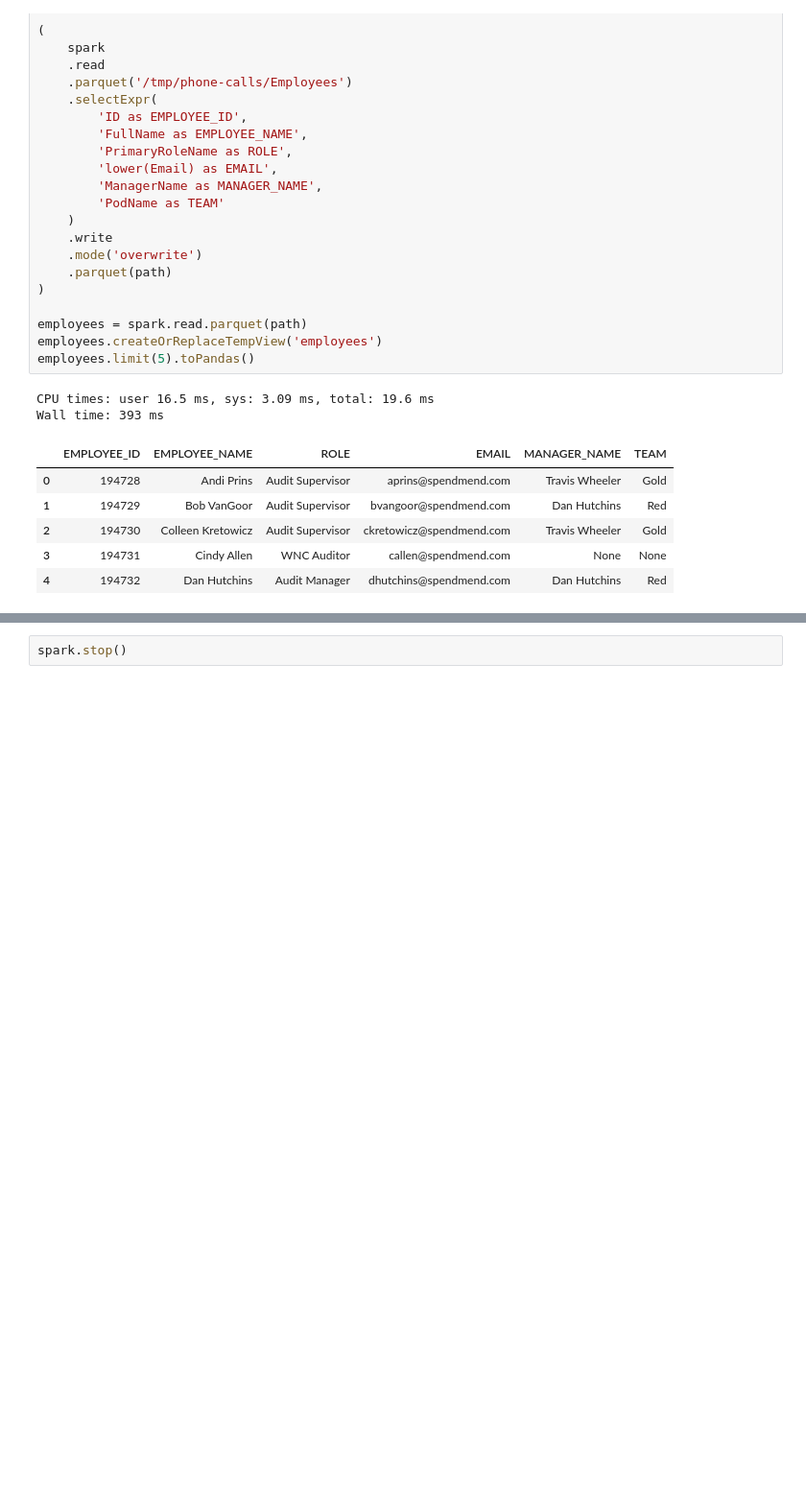
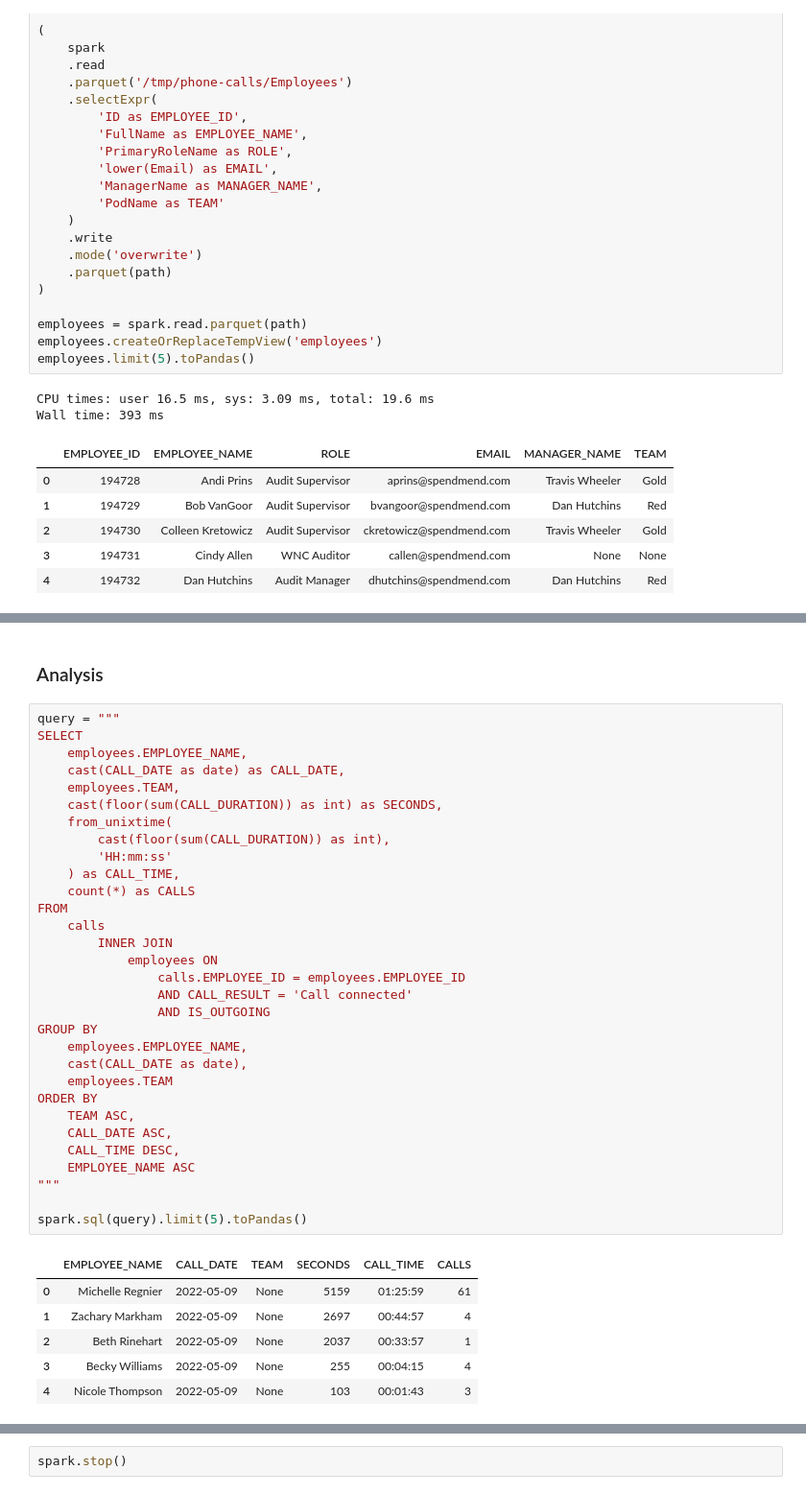
Before and after one commit to cpassorelli/call-reports, a Jupyter notebook: ipython/data-warehouse-integration.ipynb, the cells around one changed output, grey strips where cells are left out. Shown at 96% size. Drawn from its saved outputs; the diff is of its cells as text; blank space fills up the shorter version.

Commit message:
analysis

```diff
--- a/ipython/data-warehouse-integration.ipynb
+++ b/ipython/data-warehouse-integration.ipynb
@@ -334,0 +495,40 @@ spark.catalog.listTables()
+# %% [markdown]
+### Analysis
+# %%
+query = """
+SELECT
+    employees.EMPLOYEE_NAME,
+    cast(CALL_DATE as date) as CALL_DATE,
+    employees.TEAM,
+    cast(floor(sum(CALL_DURATION)) as int) as SECONDS,
+    from_unixtime(
+        cast(floor(sum(CALL_DURATION)) as int),
+        'HH:mm:ss'
+    ) as CALL_TIME,
+    count(*) as CALLS
+FROM
+    calls
+        INNER JOIN
+            employees ON
+                calls.EMPLOYEE_ID = employees.EMPLOYEE_ID
+                AND CALL_RESULT = 'Call connected'
+                AND IS_OUTGOING
+GROUP BY
+    employees.EMPLOYEE_NAME,
+    cast(CALL_DATE as date),
+    employees.TEAM
+ORDER BY
+    TEAM ASC,
+    CALL_DATE ASC,
+    CALL_TIME DESC,
+    EMPLOYEE_NAME ASC
+"""
+
+spark.sql(query).limit(5).toPandas()
+# %% [output]
+|  | EMPLOYEE_NAME | CALL_DATE | TEAM | SECONDS | CALL_TIME | CALLS |
+| 0 | Michelle Regnier | 2022-05-09 | None | 5159 | 01:25:59 | 61 |
+| 1 | Zachary Markham | 2022-05-09 | None | 2697 | 00:44:57 | 4 |
+| 2 | Beth Rinehart | 2022-05-09 | None | 2037 | 00:33:57 | 1 |
+| 3 | Becky Williams | 2022-05-09 | None | 255 | 00:04:15 | 4 |
+| 4 | Nicole Thompson | 2022-05-09 | None | 103 | 00:01:43 | 3 |
```
Also changed, not shown: parts of 23 cells of this notebook, 1 other file.
